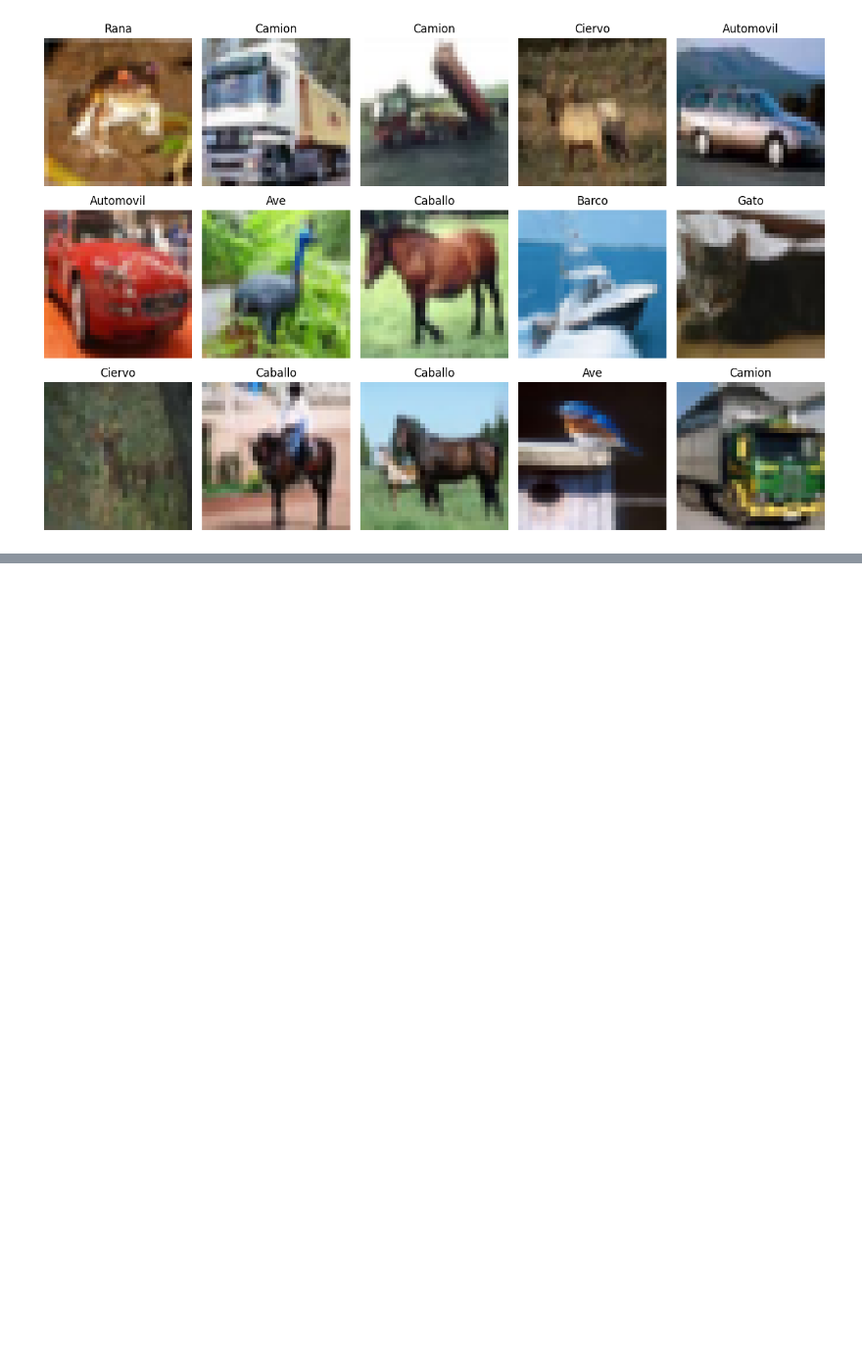
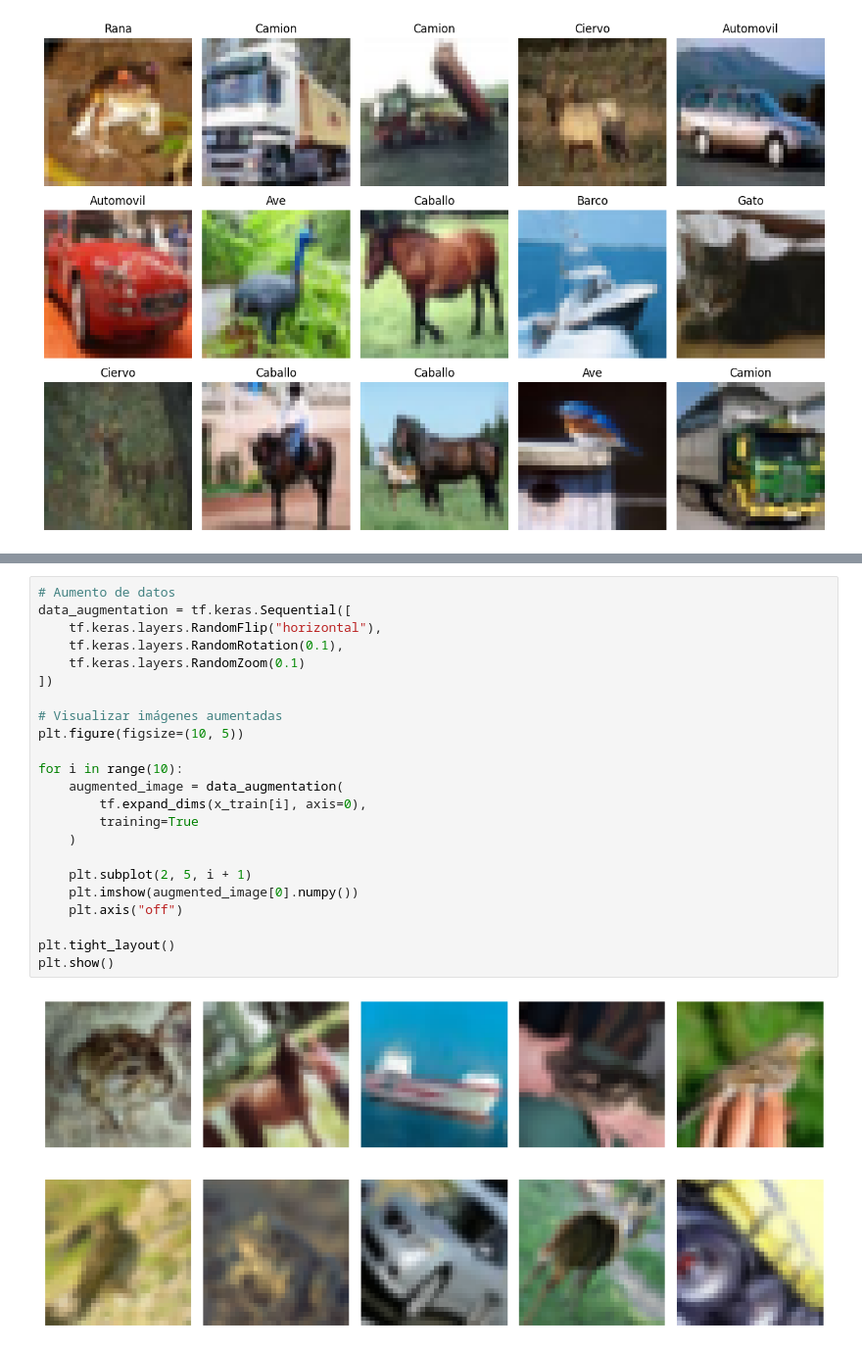
Before and after one commit to galvizlaura69/cnn-image-classification, a Jupyter notebook: cnn_experiments.ipynb, the cells around one changed output, grey strips where cells are left out. Shown at 98% size. Drawn from its saved outputs; the diff is of its cells as text; blank space fills up the shorter version.

```diff
--- a/cnn_experiments.ipynb
+++ b/cnn_experiments.ipynb
@@ -49,0 +247,25 @@ plt.show()
+# %%
+# Aumento de datos
+data_augmentation = tf.keras.Sequential([
+    tf.keras.layers.RandomFlip("horizontal"),
+    tf.keras.layers.RandomRotation(0.1),
+    tf.keras.layers.RandomZoom(0.1)
+])
+
+# Visualizar imágenes aumentadas
+plt.figure(figsize=(10, 5))
+
+for i in range(10):
+    augmented_image = data_augmentation(
+        tf.expand_dims(x_train[i], axis=0),
+        training=True
+    )
+
+    plt.subplot(2, 5, i + 1)
+    plt.imshow(augmented_image[0].numpy())
+    plt.axis("off")
+
+plt.tight_layout()
+plt.show()
+# %% [output]
+[figure, added]
```
Also changed, not shown: parts of 21 cells of this notebook.
